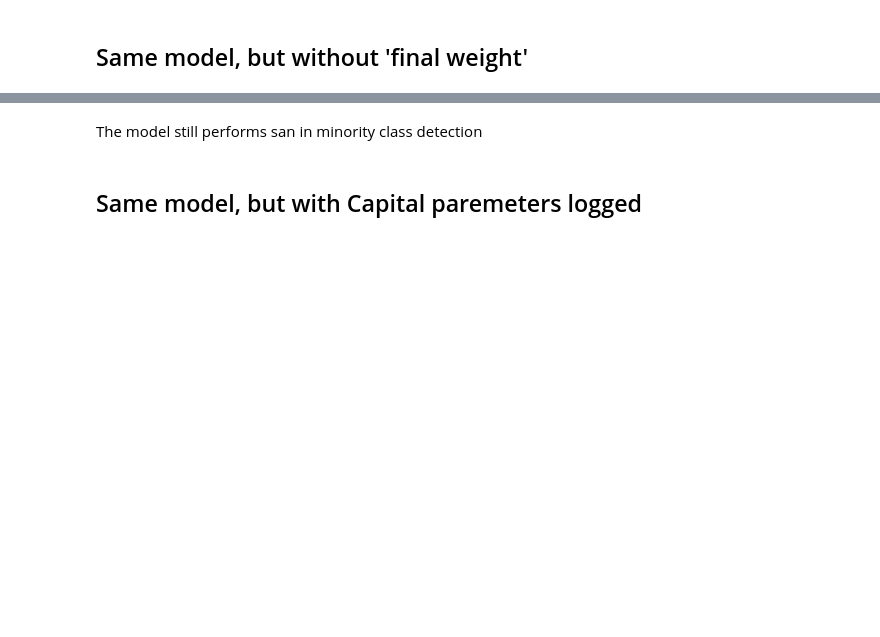
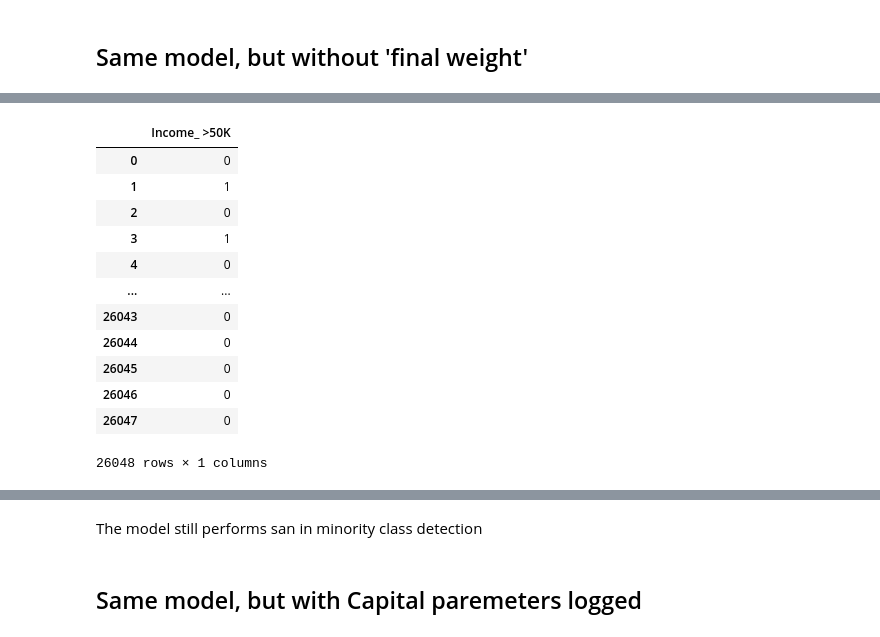
Before and after one commit to nadiia-duiunova/Adults_pet_project, a Jupyter notebook: Logistic regression.ipynb, the cells around one changed output, grey strips where cells are left out. Drawn from its saved outputs; the diff is of its cells as text; code cells hidden in the pictures; blank space fills up the shorter version.

```diff
--- a/Logistic regression.ipynb
+++ b/Logistic regression.ipynb
@@ -203,0 +266,21 @@ weighted avg       0.84      0.85      0.84     26048
+# %%
+y_train_df = pd.DataFrame(y_train)
+onehot = OneHotEncoder(dtype='int', drop='first')
+y_trans = onehot.fit_transform(y_train_df)
+y_column_name = onehot.get_feature_names_out()
+y_trans = pd.DataFrame.sparse.from_spmatrix(y_trans, columns=y_column_name)
+y_trans
+# %% [output]
+|  | Income_ >50K |
+| 0 | 0 |
+| 1 | 1 |
+| 2 | 0 |
+| 3 | 1 |
+| 4 | 0 |
+| ... | ... |
+| 26043 | 0 |
+| 26044 | 0 |
+| 26045 | 0 |
+| 26046 | 0 |
+| 26047 | 0 |
+26048 rows × 1 columns
```
Also changed, not shown: parts of 57 cells of this notebook.
